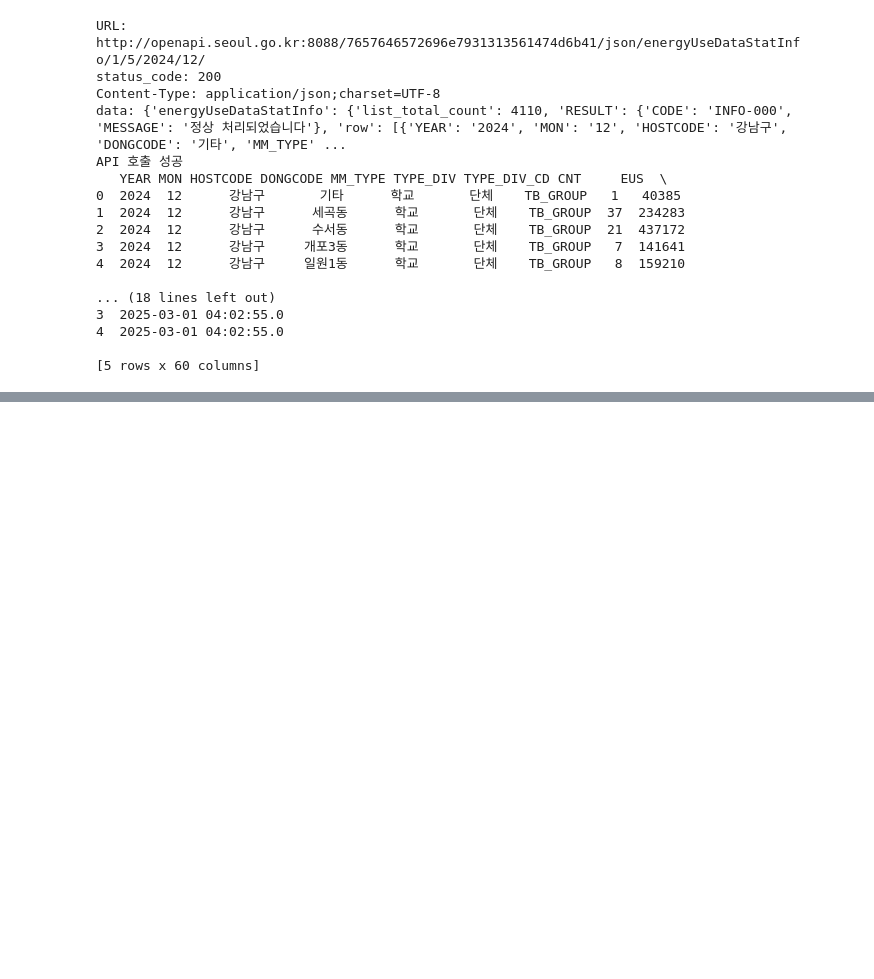
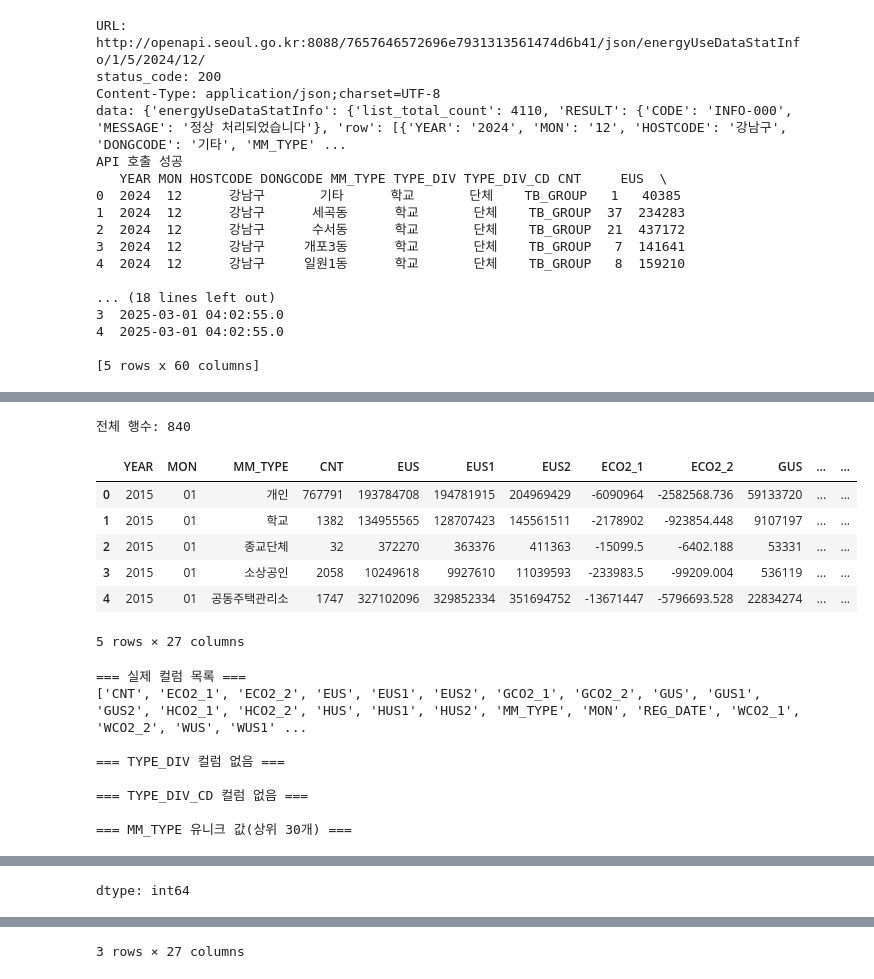
Before and after one commit to inyminymoe/Data-Analysis-with-Open-Source, a Jupyter notebook: 오픈소스기반데이터분석(중간과제물)_강인영.ipynb, the cells around one changed output, grey strips where cells are left out. Cells and saved outputs as stored; diff of their text form; code cells hidden in the pictures; blank space fills up the shorter version.

```diff
--- a/오픈소스기반데이터분석(중간과제물)_강인영.ipynb
+++ b/오픈소스기반데이터분석(중간과제물)_강인영.ipynb
@@ -88,7 +88,7 @@ def is_personal(row):
 all_rows = []
 for y in YEARS:
     for m in range(1, 12+1):
-        r = requests.get(url_of(y, m), timeout=30)
+        r = requests.get(url(y, m), timeout=30)
         if r.status_code != 200:
             print(f'[{y}-{m:02d}] HTTP {r.status_code}')
             continue
@@ -105,6 +105,9 @@ for y in YEARS:
         print(f'[{y}-{m:02d}] 개인 {len(personal)}건')
         all_rows.extend(personal)
 
-print("\n총 수집 건수:", len(all_rows))
 df = pd.DataFrame(all_rows)
+print("\n=== (2-1) DataFrame info ===")
+df.info()
+print("\n=== (2-1) Head ===")
+display(df.head())
 # %% [output]
@@ -199,0 +115,71 @@ TypeError: data type 'Int64' not understood
+# %%
+import requests
+import pandas as pd
+
+API_KEY = '7657646572696e7931313561474d6b41'
+ENDPOINT = 'energyUseDataSummaryInfo'
+YEARS = range(2015, 2025)
+START, END = 1, 1000
+
+
+def url_of(y, m):
+    return f"http://openapi.seoul.go.kr:8088/{API_KEY}/json/{ENDPOINT}/{START}/{END}/{y}/{m:02d}"
+
+all_rows = []
+for y in YEARS:
+    for m in range(1, 13):
+        try:
+            r = requests.get(url_of(y, m), timeout=30)
+            if r.status_code != 200:
+                print(f"[{y}-{m:02d}] HTTP {r.status_code}")
+                continue
+            js = r.json()
+            rows = js.get(ENDPOINT, {}).get("row", []) or []
+            # 메타 추가
+            for row in rows:
+                row["year"] = y
+                row["month"] = m
+            all_rows.extend(rows)
+        except Exception as e:
+            print(f"[{y}-{m:02d}] 스킵: {type(e).__name__}")
+
+df_raw = pd.DataFrame(all_rows)
+print("전체 행수:", len(df_raw))
+display(df_raw.head())
+
+print("=== 실제 컬럼 목록 ===")
+print(sorted(df_raw.columns.tolist()))
+
+# 주요 후보 컬럼들의 유니크 값 분포 살펴보기
+for col in ["TYPE_DIV", "TYPE_DIV_CD", "MM_TYPE", "HOSTCODE", "DONGCODE"]:
+    if col in df_raw.columns:
+        print(f"\n=== {col} 유니크 값(상위 30개) ===")
+        vc = df_raw[col].value_counts(dropna=False)
+        display(vc.head(30))
+    else:
+        print(f"\n=== {col} 컬럼 없음 ===")
+
+# '개인'이라는 문자열이 아예 안 나오는지 전역 검색(안전빵)
+contains_personal = df_raw.astype(str).apply(lambda s: s.str.contains("개인", na=False))
+print("\n'개인' 문자열을 포함하는 셀 개수:", contains_personal.values.sum())
+
+# 샘플 몇 행만 출력해서 감으로 보기
+print("\n=== 샘플 3행 ===")
+display(df_raw.sample(min(3, len(df_raw))) if len(df_raw) else df_raw)
+# %% [output]
+전체 행수: 840
+|  | YEAR | MON | MM_TYPE | CNT | EUS | EUS1 | EUS2 | ECO2_1 | ECO2_2 | GUS | ... | ... |
+| 0 | 2015 | 01 | 개인 | 767791 | 193784708 | 194781915 | 204969429 | -6090964 | -2582568.736 | 59133720 | ... | ... |
+| 1 | 2015 | 01 | 학교 | 1382 | 134955565 | 128707423 | 145561511 | -2178902 | -923854.448 | 9107197 | ... | ... |
+| 2 | 2015 | 01 | 종교단체 | 32 | 372270 | 363376 | 411363 | -15099.5 | -6402.188 | 53331 | ... | ... |
+| 3 | 2015 | 01 | 소상공인 | 2058 | 10249618 | 9927610 | 11039593 | -233983.5 | -99209.004 | 536119 | ... | ... |
+| 4 | 2015 | 01 | 공동주택관리소 | 1747 | 327102096 | 329852334 | 351694752 | -13671447 | -5796693.528 | 22834274 | ... | ... |
+5 rows × 27 columns
+=== 실제 컬럼 목록 ===
+['CNT', 'ECO2_1', 'ECO2_2', 'EUS', 'EUS1', 'EUS2', 'GCO2_1', 'GCO2_2', 'GUS', 'GUS1', 'GUS2', 'HCO2_1', 'HCO2_2', 'HUS', 'HUS1', 'HUS2', 'MM_TYPE', 'MON', 'REG_DATE', 'WCO2_1', 'WCO2_2', 'WUS', 'WUS1' ...
+
+=== TYPE_DIV 컬럼 없음 ===
+
+=== TYPE_DIV_CD 컬럼 없음 ===
+
+=== MM_TYPE 유니크 값(상위 30개) ===
@@ -199,0 +195 @@ TypeError: data type 'Int64' not understood
+dtype: int64
@@ -199,0 +207 @@ TypeError: data type 'Int64' not understood
+3 rows × 27 columns
```
Also changed, not shown: parts of 3 cells of this notebook.
